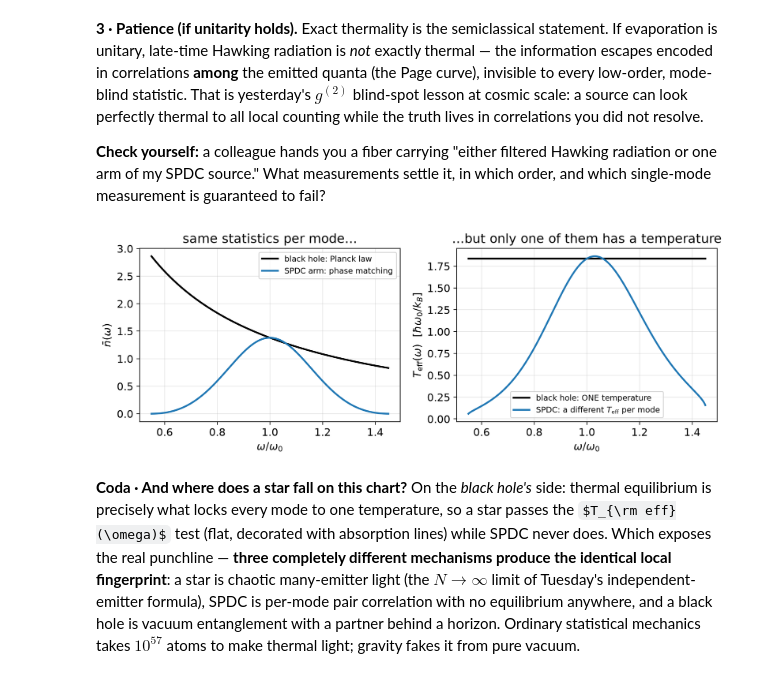
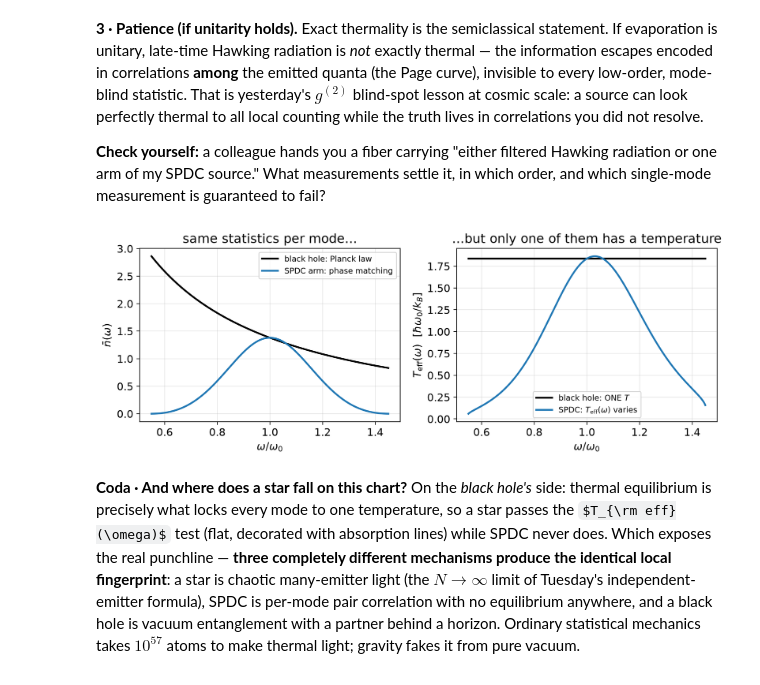
Before and after one commit to CodeJVG/CountingPhotons, a Jupyter notebook: lectures/06_Lab_HeraldedFockStates.ipynb, the cells around one changed output. Saved outputs shown, nothing was run; the diff lists cells and outputs as text; code cells hidden in the pictures; some formulas as TeX source.

```diff
--- a/lectures/06_Lab_HeraldedFockStates.ipynb
+++ b/lectures/06_Lab_HeraldedFockStates.ipynb
@@ -136,37 +136,37 @@ w = np.linspace(0.55, 1.45, 400)            # frequency [units of w0]
 # SPDC signal arm: nbar = sinh^2 r(w), r follows the phase-matching band
 r_w = 1.0 * np.sinc(2.2 * (w - 1.0))        # np.sinc includes the pi
 nbar_spdc = np.sinh(np.clip(r_w, 0, None)) ** 2
 
 # blackbody chosen to match the SPDC occupation at band center
 nbar0 = np.sinh(1.0) ** 2
 T_bb = 1.0 / np.log(1 + 1 / nbar0)          # units hbar w0 / k_B
 nbar_bb = 1.0 / (np.exp(w / T_bb) - 1)
 
 def T_eff(nbar):
     """Per-mode effective temperature from inverting Bose-Einstein."""
     return w / np.log(1 + 1 / np.maximum(nbar, 1e-12))
 
 fig, axes = plt.subplots(1, 2, figsize=(10, 3.8))
 axes[0].plot(w, nbar_bb, color="k", lw=2, label="black hole: Planck law")
 axes[0].plot(w, nbar_spdc, color="tab:blue", lw=2,
              label="SPDC arm: phase matching")
 axes[0].set_xlabel(r"$\omega / \omega_0$")
 axes[0].set_ylabel(r"$\bar{n}(\omega)$")
 axes[0].set_title("same statistics per mode...")
 axes[0].legend(fontsize=9)
 
 axes[1].plot(w, T_eff(nbar_bb), color="k", lw=2,
-             label="black hole: ONE temperature")
+             label="black hole: ONE $T$")
 axes[1].plot(w, T_eff(nbar_spdc), color="tab:blue", lw=2,
-             label="SPDC: a different $T_{\\rm eff}$ per mode")
+             label="SPDC: $T_{\\rm eff}(\\omega)$ varies")
 axes[1].set_xlabel(r"$\omega / \omega_0$")
 axes[1].set_ylabel(r"$T_{\rm eff}(\omega)$  [$\hbar\omega_0/k_B$]")
 axes[1].set_title("...but only one of them has a temperature")
-axes[1].legend(fontsize=9)
+axes[1].legend(loc="lower center", fontsize=9)
 plt.tight_layout()
 plt.show()
 # %% [output]
-[figure, old version]
+[figure, new version]
 # %% [markdown]
 **Coda · And where does a star fall on this chart?** On the *black hole's* side: thermal equilibrium is precisely what locks every mode to one temperature, so a star passes the $T_{\rm eff}(\omega)$ test (flat, decorated with absorption lines) while SPDC never does. Which exposes the real punchline — **three completely different mechanisms produce the identical local fingerprint**: a star is chaotic many-emitter light (the $N \to \infty$ limit of Tuesday's independent-emitter formula), SPDC is per-mode pair correlation with no equilibrium anywhere, and a black hole is vacuum entanglement with a partner behind a horizon. Ordinary statistical mechanics takes $10^{57}$ atoms to make thermal light; gravity fakes it from pure vacuum.
 
```
Also changed, not shown: 3 other files.
